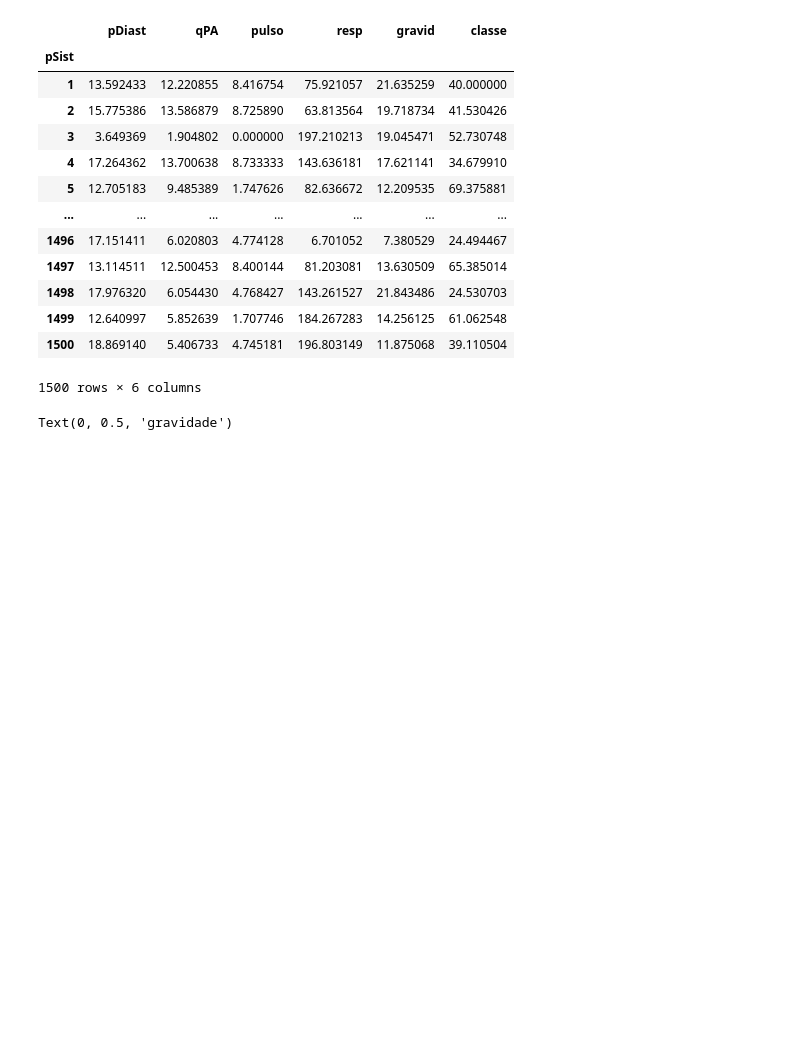
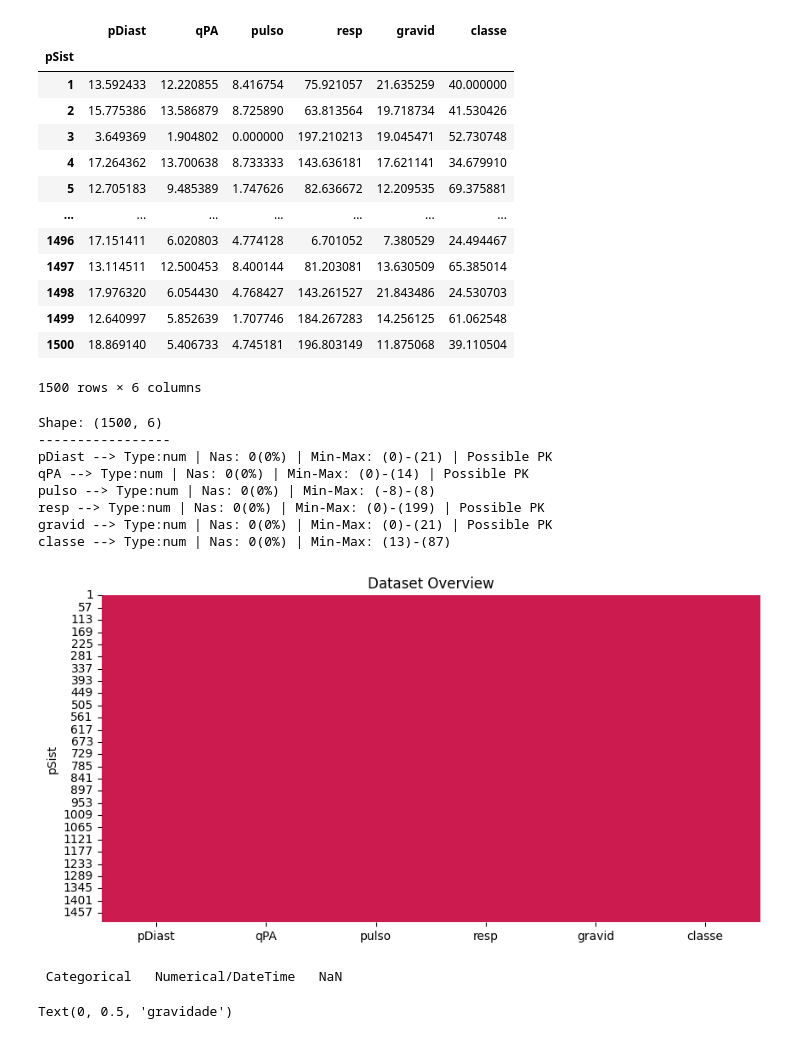
Before and after one commit to taniomi/Sistemas-Inteligentes, a Jupyter notebook: TAREFA_2_0/ANN.ipynb, the cells around one changed output. Cells and saved outputs as stored; diff of their text form; code cells hidden in the pictures; blank space fills up the shorter version.

```diff
--- a/TAREFA_2_0/ANN.ipynb
+++ b/TAREFA_2_0/ANN.ipynb
@@ -25,6 +31,19 @@ sinais_vitais_sem_label
 | 1499 | 12.640997 | 5.852639 | 1.707746 | 184.267283 | 14.256125 | 61.062548 |
 | 1500 | 18.869140 | 5.406733 | 4.745181 | 196.803149 | 11.875068 | 39.110504 |
 1500 rows × 6 columns
+# %%
+dtf_overview(sinais_vitais_sem_label, max_cat=20, figsize=(10,5))
+# %% [output]
+Shape: (1500, 6)
+-----------------
+pDiast --> Type:num | Nas: 0(0%) | Min-Max: (0)-(21) | Possible PK
+qPA --> Type:num | Nas: 0(0%) | Min-Max: (0)-(14) | Possible PK
+pulso --> Type:num | Nas: 0(0%) | Min-Max: (-8)-(8)
+resp --> Type:num | Nas: 0(0%) | Min-Max: (0)-(199) | Possible PK
+gravid --> Type:num | Nas: 0(0%) | Min-Max: (0)-(21) | Possible PK
+classe --> Type:num | Nas: 0(0%) | Min-Max: (13)-(87)
+[figure, added]
+ Categorical   Numerical/DateTime   NaN
 # %%
 plot_sem_label = plt.scatter(sinais_vitais_sem_label['qPA'],sinais_vitais_sem_label['gravid'])
 plt.xlabel('qPA')
```
Also changed, not shown: parts of 20 cells of this notebook, 4 other files.
